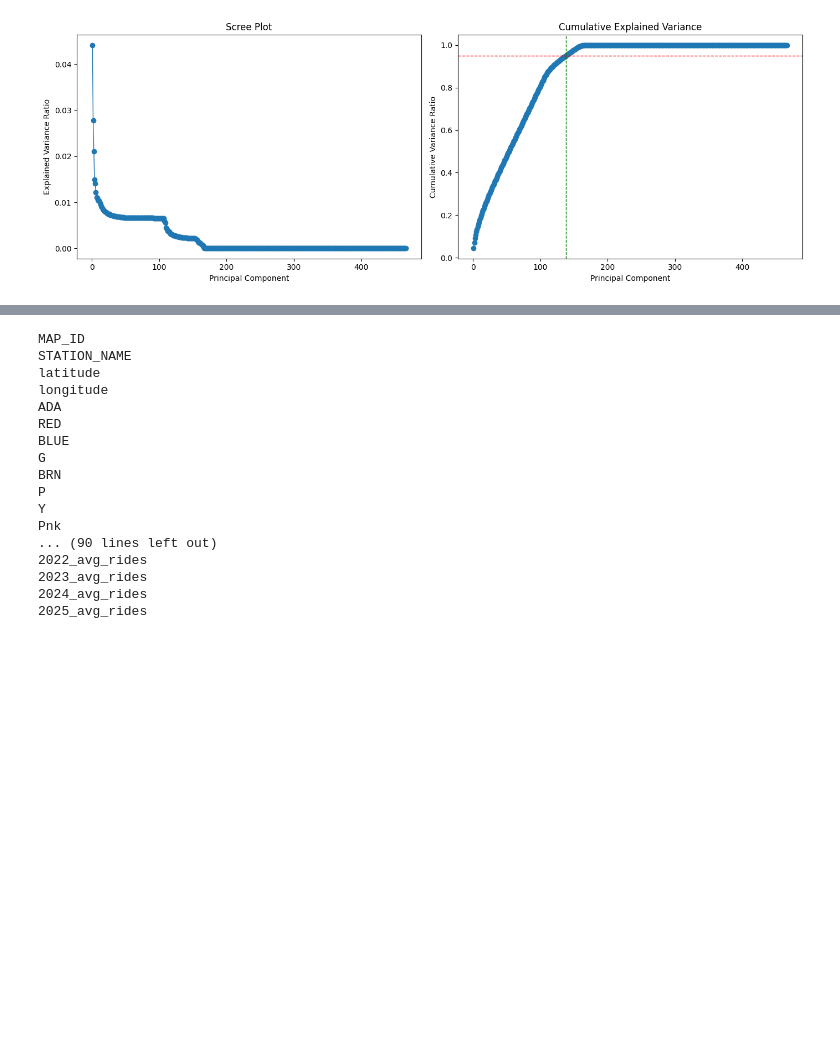
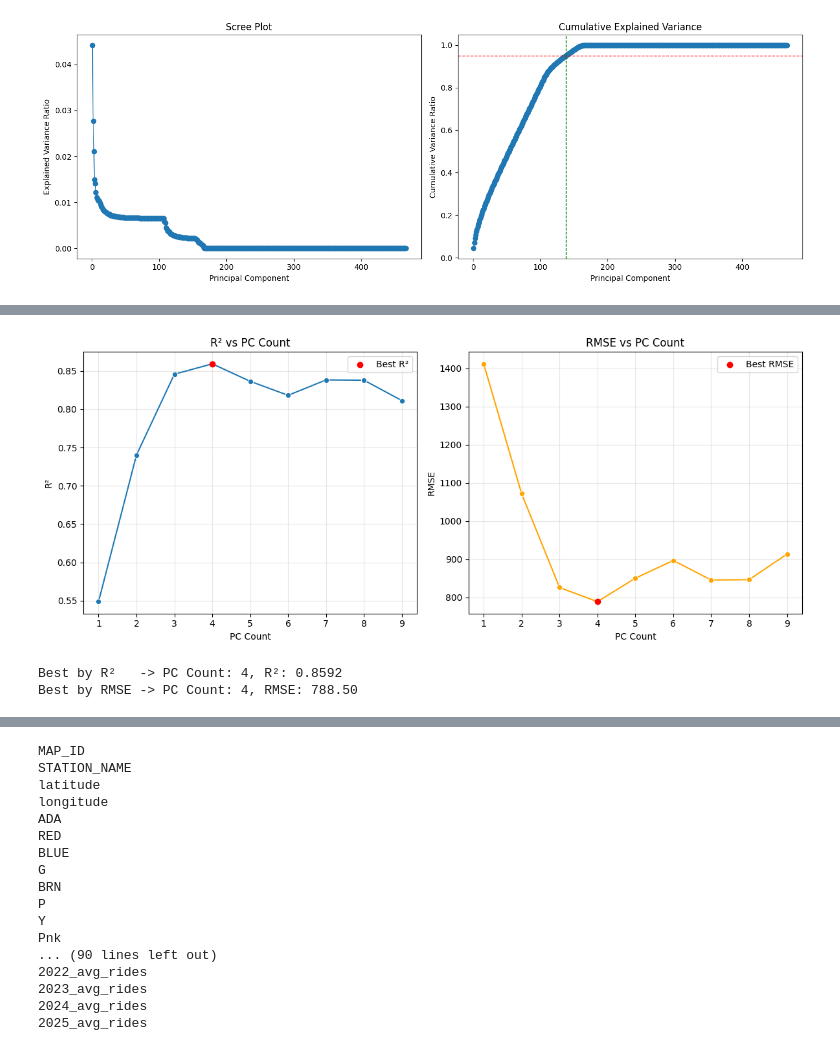
Before and after one commit to azcao95/cta-ridership-w2026-mads-milestone-2, a Jupyter notebook: ridership.ipynb, the cells around one changed output, grey strips where cells are left out. Drawn from its saved outputs; the diff is of its cells as text; code cells hidden in the pictures; blank space fills up the shorter version.

```diff
--- a/ridership.ipynb
+++ b/ridership.ipynb
@@ -949,3 +1067,59 @@ result
+# %%
+# Dual plots: R² and RMSE vs PC Count
+if 'results_df' in globals() and {'PC Count', 'RMSE', 'R2'}.issubset(results_df.columns):
+    plot_df = results_df.copy()
+elif 'results' in globals():
+    # Fallback if tuple-list exists: (PC Count, RMSE, R2)
+    plot_df = pd.DataFrame(results, columns=['PC Count', 'RMSE', 'R2'])
+else:
+    raise ValueError("No PCA evaluation results found. Run the PCA model comparison cell first.")
+
+plot_df = plot_df.sort_values('PC Count').reset_index(drop=True)
+
+best_r2_idx = plot_df['R2'].idxmax()
+best_rmse_idx = plot_df['RMSE'].idxmin()
+
+fig, axes = plt.subplots(1, 2, figsize=(12, 5), sharex=True)
+
+# R² plot
+sns.lineplot(data=plot_df, x='PC Count', y='R2', marker='o', ax=axes[0])
+axes[0].scatter(
+    plot_df.loc[best_r2_idx, 'PC Count'],
+    plot_df.loc[best_r2_idx, 'R2'],
+    color='red',
+    zorder=5,
+    label='Best R²'
+)
+axes[0].set_title('R² vs PC Count')
+axes[0].set_xlabel('PC Count')
+axes[0].set_ylabel('R²')
+axes[0].grid(alpha=0.3)
+axes[0].legend()
+
+# RMSE plot
+sns.lineplot(data=plot_df, x='PC Count', y='RMSE', marker='o', ax=axes[1], color='orange')
+axes[1].scatter(
+    plot_df.loc[best_rmse_idx, 'PC Count'],
+    plot_df.loc[best_rmse_idx, 'RMSE'],
+    color='red',
+    zorder=5,
+    label='Best RMSE'
+)
+axes[1].set_title('RMSE vs PC Count')
+axes[1].set_xlabel('PC Count')
+axes[1].set_ylabel('RMSE')
+axes[1].grid(alpha=0.3)
+axes[1].legend()
+
+plt.tight_layout()
+plt.show()
+
+print(f"Best by R²   -> PC Count: {int(plot_df.loc[best_r2_idx, 'PC Count'])}, R²: {plot_df.loc[best_r2_idx, 'R2']:.4f}")
+print(f"Best by RMSE -> PC Count: {int(plot_df.loc[best_rmse_idx, 'PC Count'])}, RMSE: {plot_df.loc[best_rmse_idx, 'RMSE']:.2f}")
+# %% [output]
+[figure, added]
+Best by R²   -> PC Count: 4, R²: 0.8592
+Best by RMSE -> PC Count: 4, RMSE: 788.50
 # %%
 plot_data = []
 light_ridership_df = ridership_with_zoning.copy()
```
Also changed, not shown: parts of 10 cells of this notebook.
